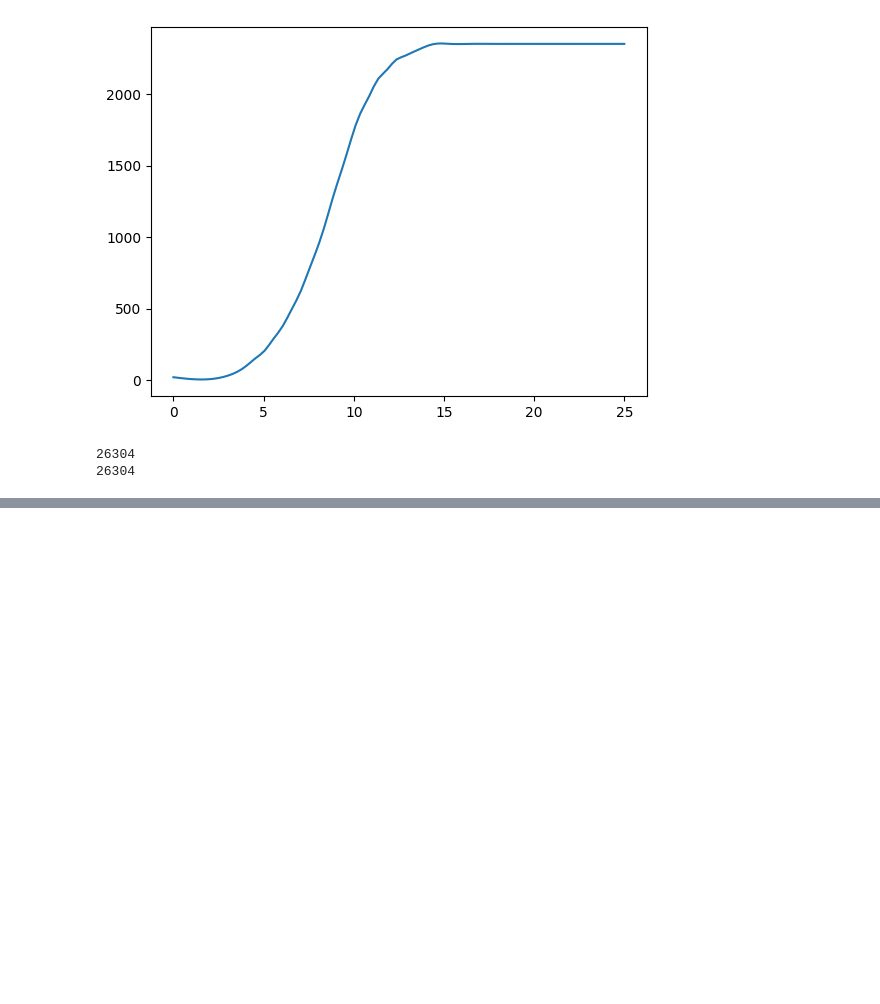
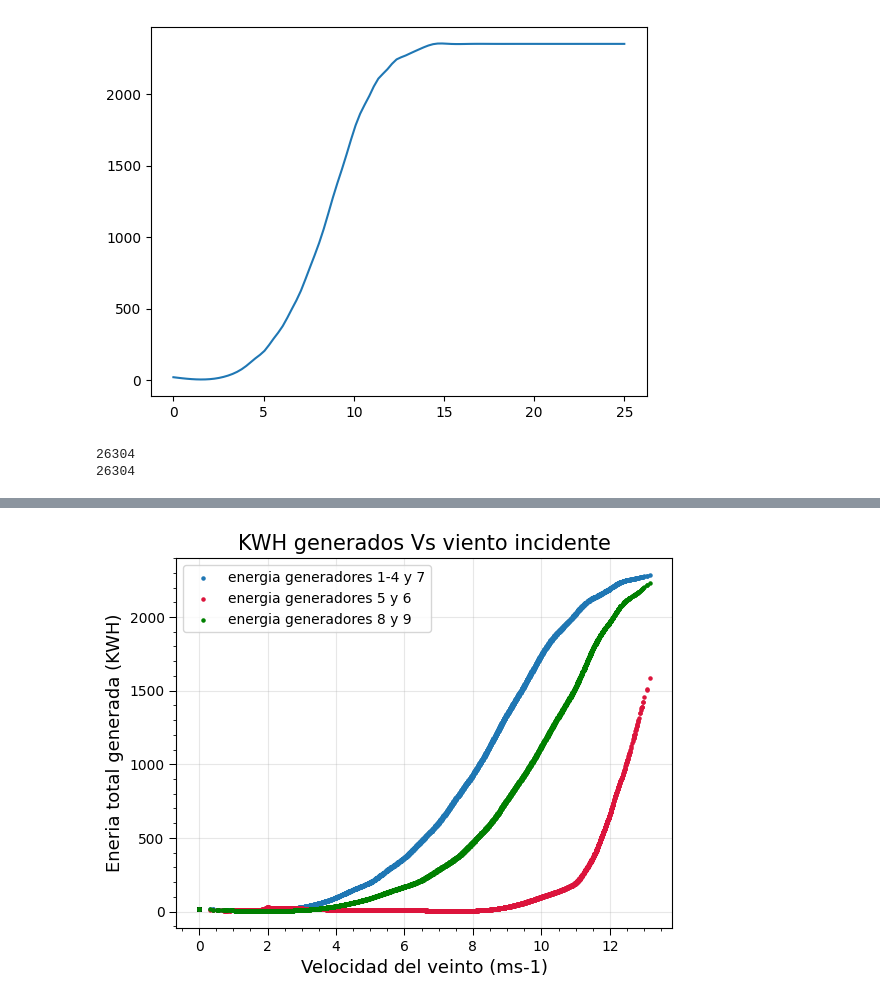
Before and after one commit to nandradem/project, a Jupyter notebook: Procesamiento de datos.ipynb, the cells around one changed output, grey strips where cells are left out. Cells and saved outputs as stored; diff of their text form; code cells hidden in the pictures; blank space fills up the shorter version.

```diff
--- a/Procesamiento de datos.ipynb
+++ b/Procesamiento de datos.ipynb
@@ -187,9 +184,15 @@ df_Pg
 # %%
-def energia_electrica(potencia,tiempo):
-    energia_electrica = potencia * (tiempo/60)
+def energia_electrica(potencia):
+    energia_electrica = potencia * (60/60)
     return energia_electrica
 headers3 = ["timestamp","energia generadores 1-4 y 7","energia generadores 5 y 6","energia generadores 8 y 9"]
 df_energia = pd.DataFrame(columns=headers3,index=range(dfwind.shape[0]))
 df_energia["timestamp"]=dfwind["timestamp"]
-type(df_energia["timestamp"][0])
+df_energia["energia generadores 1-4 y 7"]=energia_electrica(df_Pg["Pgen generadores 1-4 y 7"])
+df_energia["energia generadores 5 y 6"]=energia_electrica(df_Pg["Pgen generadores 5 y 6"])
+df_energia["energia generadores 8 y 9"]=energia_electrica(df_Pg["Pgen generadores 8 y 9"])
+columnas_suma = ["energia generadores 1-4 y 7","energia generadores 5 y 6","energia generadores 8 y 9"]
+df_energia["Energia total generada"]=df_energia[columnas_suma].sum(axis=1)
+#energia en KWH
+df_energia
 # %% [output]
@@ -196,0 +212,15 @@ str
+# %%
+x_velocidad_viento = dfwind["wind_speed_ms-1"]
+y_KWH_generados1 = df_energia["energia generadores 1-4 y 7"]
+y_KWH_generados2 = df_energia["energia generadores 5 y 6"]
+y_KWH_generados3 = df_energia["energia generadores 8 y 9"]
+plt.figure()
+plt.scatter(x_velocidad_viento,y_KWH_generados1,s=5,label="energia generadores 1-4 y 7")
+plt.scatter(x_velocidad_viento,y_KWH_generados2,s=5,color="crimson",label="energia generadores 5 y 6")
+plt.scatter(x_velocidad_viento,y_KWH_generados3,s=5,color="green",label="energia generadores 8 y 9")
+plt.legend(loc="upper left")
+
+formato_grafica("KWH generados Vs viento incidente","Velocidad del veinto (ms-1)","Eneria total generada (KWH)")
+plt.show()
+# %% [output]
+[figure, added]
```
Also changed, not shown: parts of 7 cells of this notebook.
